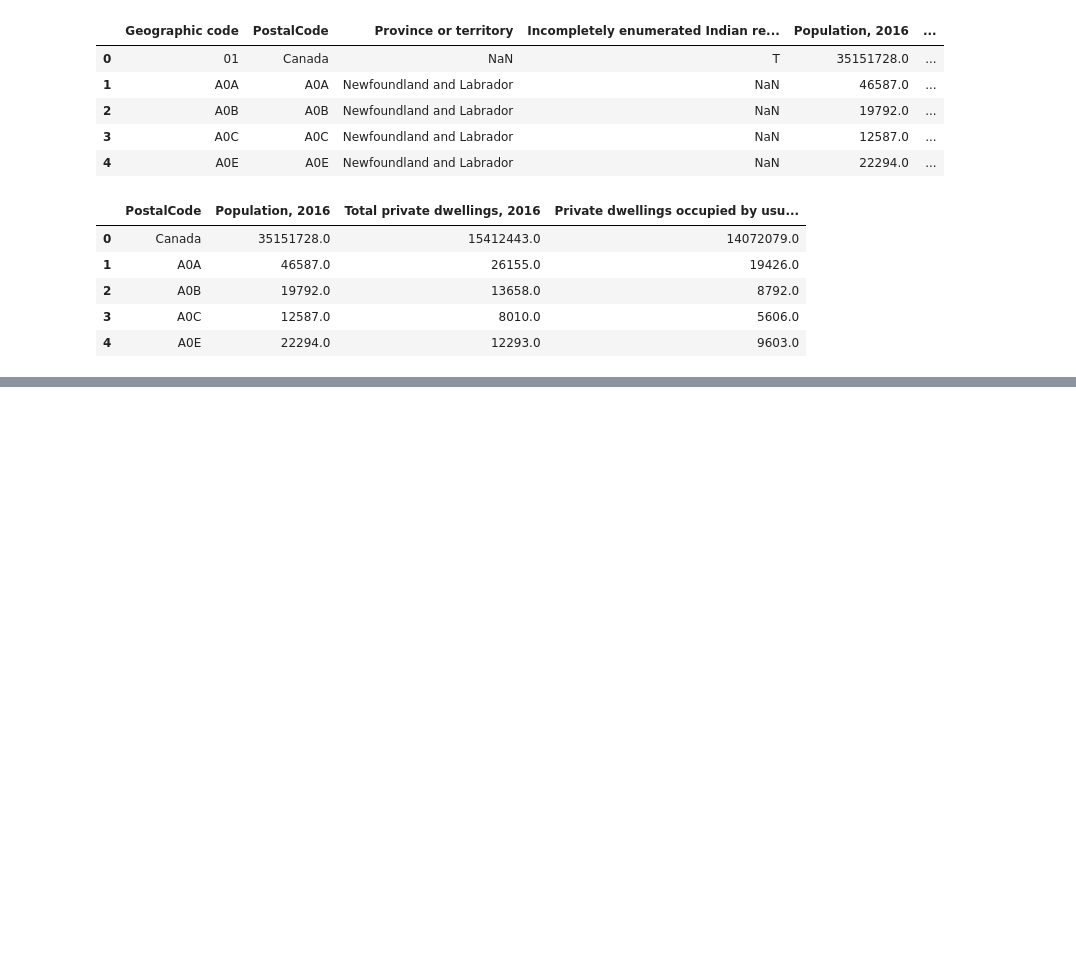
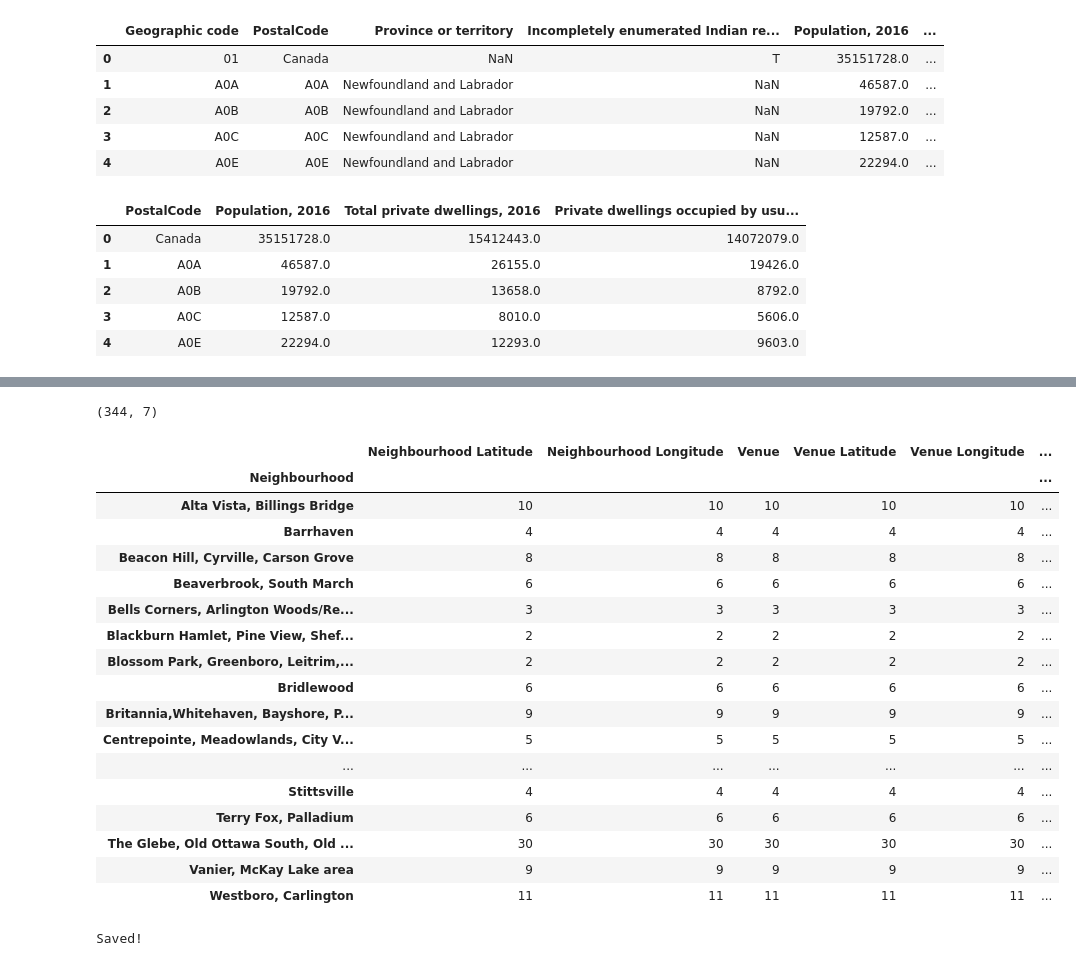
Before and after one commit to Carrank/Coursera_Capstone, a Jupyter notebook: Coursera_Capstone_Final.ipynb, the cells around one changed output, grey strips where cells are left out. Cells and saved outputs as stored; diff of their text form; code cells hidden in the pictures; blank space fills up the shorter version.

```diff
--- a/Coursera_Capstone_Final.ipynb
+++ b/Coursera_Capstone_Final.ipynb
@@ -395,0 +393,30 @@ ottawa_onehot.shape
+# %%
+ottawa_gym_fit.shape
+# %% [output]
+(344, 7)
+# %%
+ottawa_gym_fit.groupby(['Neighbourhood']).count()
+# %% [output]
+|  | Neighbourhood Latitude | Neighbourhood Longitude | Venue | Venue Latitude | Venue Longitude | ... |
+| Neighbourhood |  |  |  |  |  | ... |
+| Alta Vista, Billings Bridge | 10 | 10 | 10 | 10 | 10 | ... |
+| Barrhaven | 4 | 4 | 4 | 4 | 4 | ... |
+| Beacon Hill, Cyrville, Carson Grove | 8 | 8 | 8 | 8 | 8 | ... |
+| Beaverbrook, South March | 6 | 6 | 6 | 6 | 6 | ... |
+| Bells Corners, Arlington Woods/Re... | 3 | 3 | 3 | 3 | 3 | ... |
+| Blackburn Hamlet, Pine View, Shef... | 2 | 2 | 2 | 2 | 2 | ... |
+| Blossom Park, Greenboro, Leitrim,... | 2 | 2 | 2 | 2 | 2 | ... |
+| Bridlewood | 6 | 6 | 6 | 6 | 6 | ... |
+| Britannia,Whitehaven, Bayshore, P... | 9 | 9 | 9 | 9 | 9 | ... |
+| Centrepointe, Meadowlands, City V... | 5 | 5 | 5 | 5 | 5 | ... |
+| ... | ... | ... | ... | ... | ... | ... |
+| Stittsville | 4 | 4 | 4 | 4 | 4 | ... |
+| Terry Fox, Palladium | 6 | 6 | 6 | 6 | 6 | ... |
+| The Glebe, Old Ottawa South, Old ... | 30 | 30 | 30 | 30 | 30 | ... |
+| Vanier, McKay Lake area | 9 | 9 | 9 | 9 | 9 | ... |
+| Westboro, Carlington | 11 | 11 | 11 | 11 | 11 | ... |
+# %%
+ottawa_gym_fit.to_csv('OttawaGyms.csv', encoding='utf-8', index=False)
+print("Saved!")
+# %% [output]
+Saved!
```
Also changed, not shown: parts of 78 cells of this notebook.
